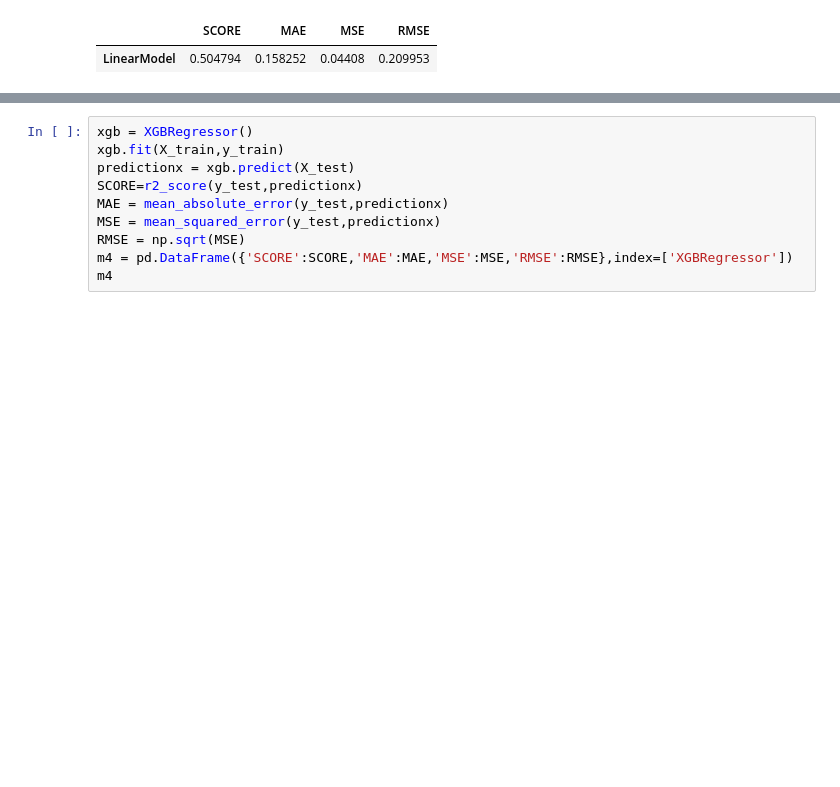
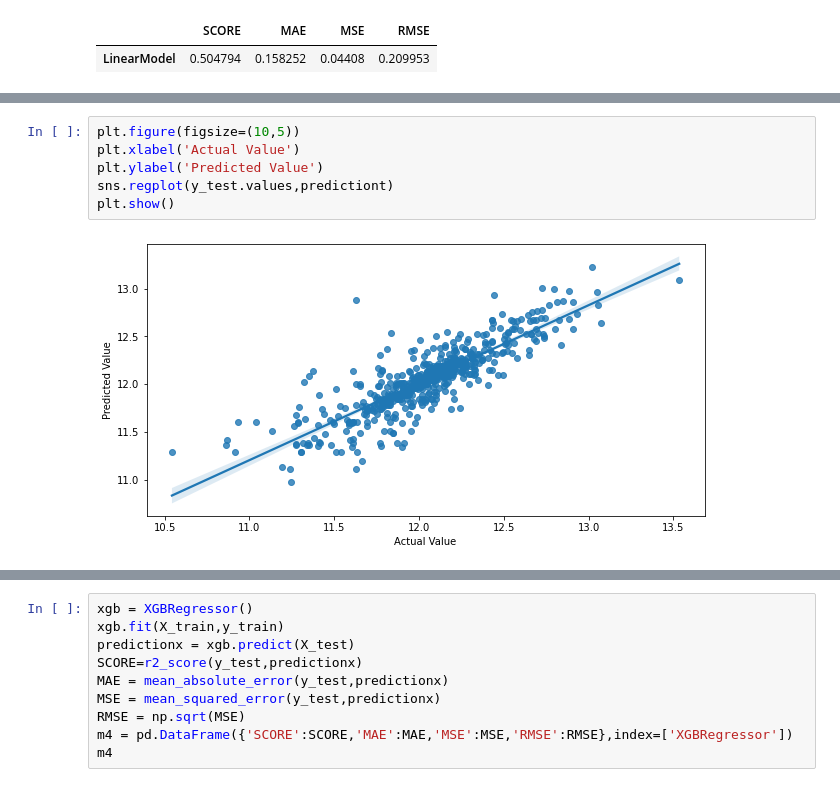
Before and after one commit to isoori/AdvancedHousePrice, a Jupyter notebook: AdvanceHousePrice.ipynb, the cells around one changed output, grey strips where cells are left out. Saved outputs shown, nothing was run; the diff lists cells and outputs as text; blank space fills up the shorter version.

```diff
--- a/AdvanceHousePrice.ipynb
+++ b/AdvanceHousePrice.ipynb
@@ -157,3 +165,11 @@ m2
+# %%
+plt.figure(figsize=(10,5))
+plt.xlabel('Actual Value')
+plt.ylabel('Predicted Value')
+sns.regplot(y_test.values,predictiont)
+plt.show()
+# %% [output]
+[figure, added]
 # %%
 forest = RandomForestRegressor()
 forest.fit(X_train,y_train)
```
Also changed, not shown: parts of 12 cells of this notebook.
